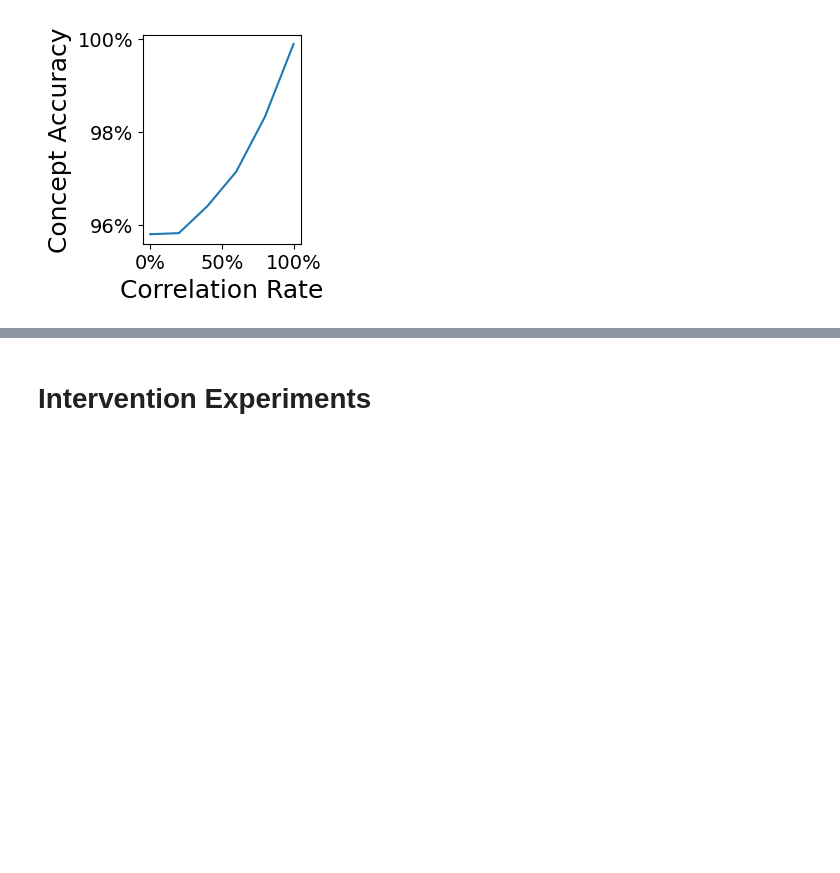
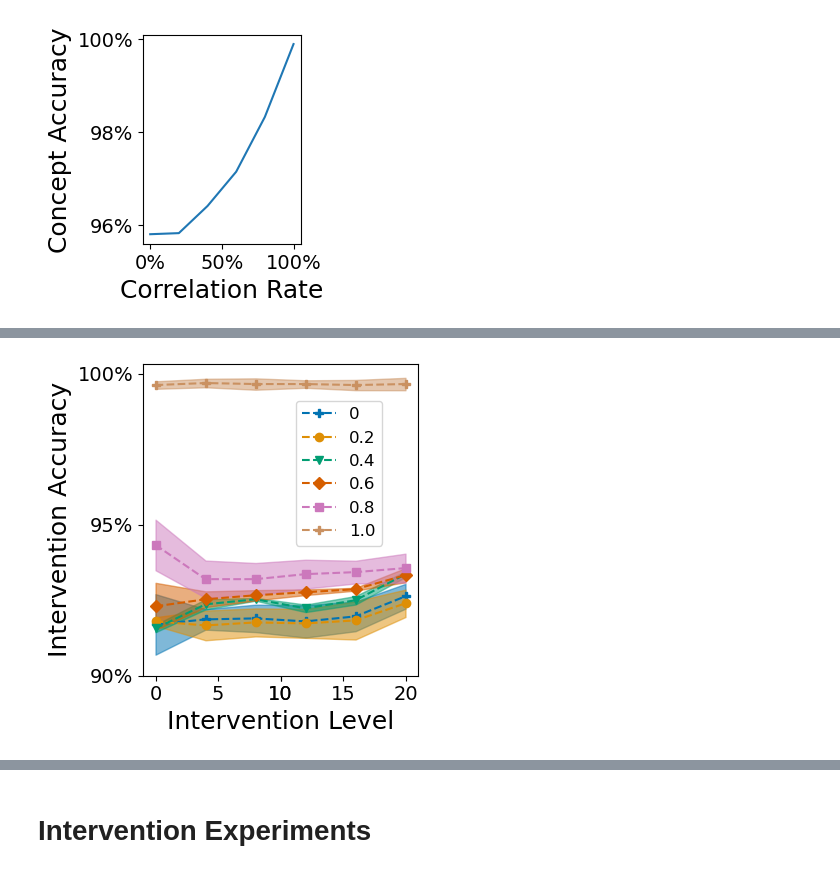
Before and after one commit to naveenr414/Concept-Learning, a Jupyter notebook: scripts/Plotting.ipynb, the cells around one changed output, grey strips where cells are left out. Drawn from its saved outputs; the diff is of its cells as text; code cells hidden in the pictures; blank space fills up the shorter version.

```diff
--- a/scripts/Plotting.ipynb
+++ b/scripts/Plotting.ipynb
@@ -744,0 +761,26 @@ plt.savefig('figures/concept_correlations_mnist_c.pdf', dpi=300, bbox_inches='ti
+# %%
+plt.figure(figsize=(4,4))
+concept_correlations = json.load(open("results/evaluation/mnist_correlation/correlation_data.json"))
+keys = sorted(list(concept_correlations.keys()))
+
+clrs = sns.color_palette("colorblind", 10)
+shapes = ['P','o','v','D','s']
+styles = [shapes[i%5]+'--' for i in range(7)]
+
+for idx,k in enumerate(keys):
+    intervention_keys = concept_correlations[k][0].keys()
+    intervention_keys = sorted([int(i) for i in intervention_keys])
+    intervention_values = [[concept_correlations[k][j][str(i)]['test_y_accuracy'] for j in range(3)] for i in intervention_keys]
+    intervention_mean = np.array([np.mean(i) for i in intervention_values])
+    intervention_std = np.array([np.std(i) for i in intervention_values])
+    plt.plot(intervention_keys,intervention_mean,styles[idx],label=str(k),color=clrs[idx])
+    plt.fill_between(intervention_keys,intervention_mean-intervention_std,intervention_mean+intervention_std,color=clrs[idx],alpha=0.5)
+plt.xticks([0,5,10,10,15,20],fontsize=14)
+plt.yticks([0.9,0.95,1.0],["90%","95%","100%"],fontsize=14)
+plt.xlabel("Intervention Level",fontsize=18)
+plt.ylabel("Intervention Accuracy",fontsize=18)
+plt.tight_layout()
+plt.legend(fontsize=12,loc='center right',bbox_to_anchor=[0.9, 0.65])
+plt.savefig('figures/concept_correlations_mnist_intervention.pdf', dpi=300, bbox_inches='tight')
+# %% [output]
+[figure, added]
```
Also changed, not shown: parts of 7 cells of this notebook, 12 other files.
